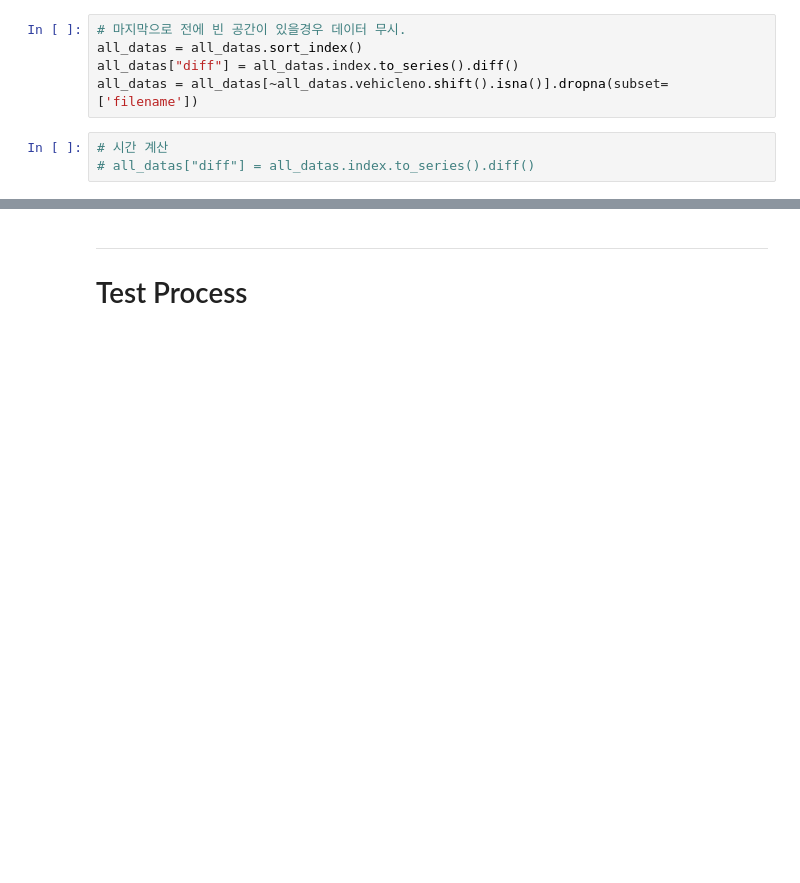
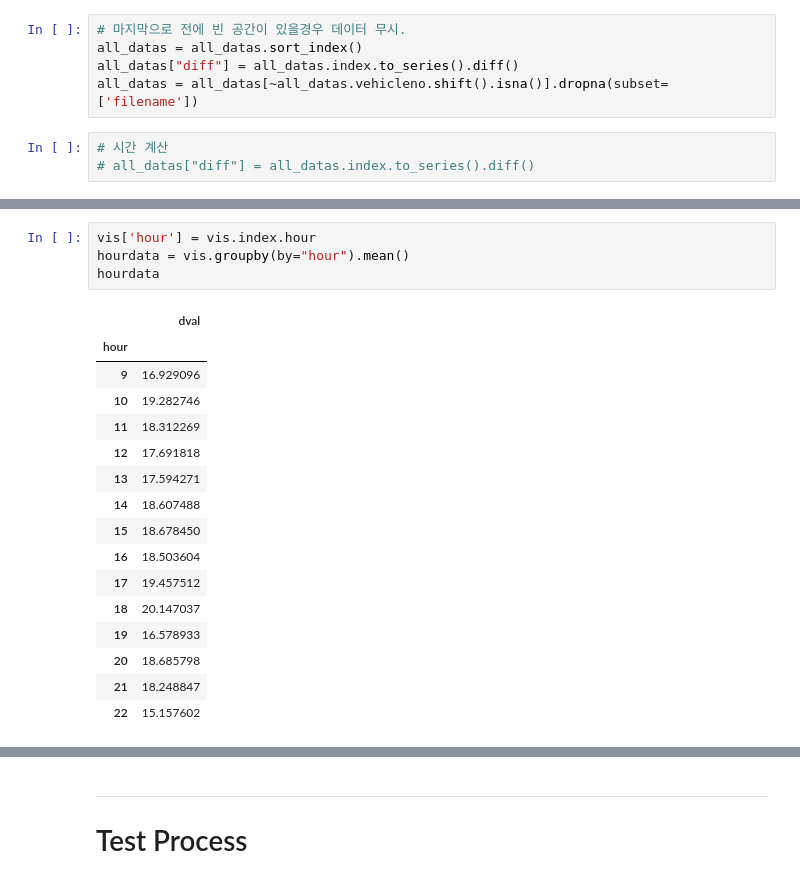
Before and after one commit to junglesub/hgu-302bus, a Jupyter notebook: bus-dispatch-interval-update.ipynb, the cells around one changed output, grey strips where cells are left out. Drawn from its saved outputs; the diff is of its cells as text; blank space fills up the shorter version.

```diff
--- a/bus-dispatch-interval-update.ipynb
+++ b/bus-dispatch-interval-update.ipynb
@@ -127,0 +186,21 @@ Name: diff, dtype: float64
+# %%
+vis['hour'] = vis.index.hour
+hourdata = vis.groupby(by="hour").mean()
+hourdata
+# %% [output]
+|  | dval |
+| hour |  |
+| 9 | 16.929096 |
+| 10 | 19.282746 |
+| 11 | 18.312269 |
+| 12 | 17.691818 |
+| 13 | 17.594271 |
+| 14 | 18.607488 |
+| 15 | 18.678450 |
+| 16 | 18.503604 |
+| 17 | 19.457512 |
+| 18 | 20.147037 |
+| 19 | 16.578933 |
+| 20 | 18.685798 |
+| 21 | 18.248847 |
+| 22 | 15.157602 |
```
Also changed, not shown: parts of 18 cells of this notebook.
